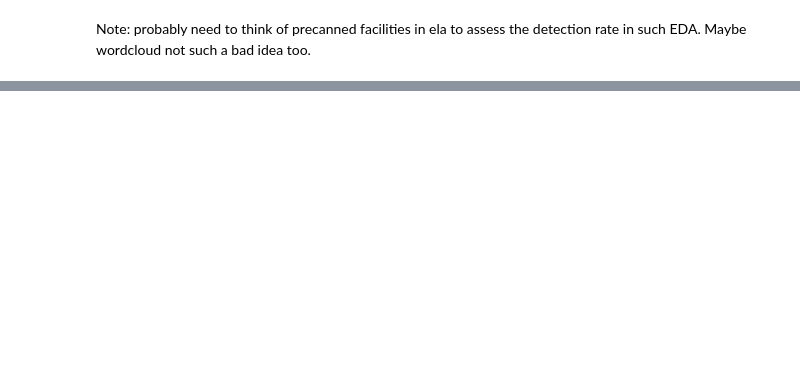
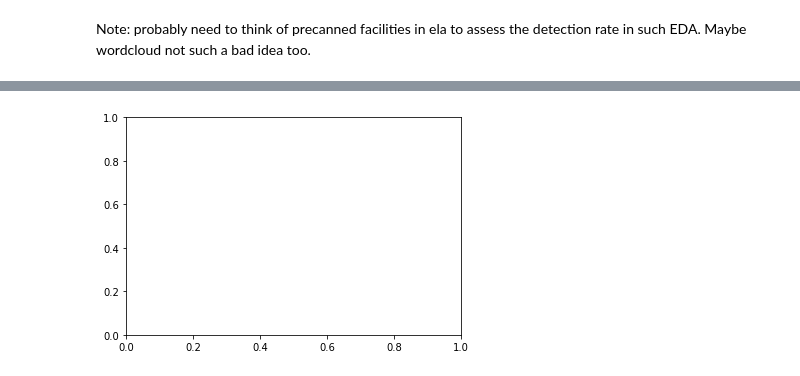
Before and after one commit to csiro-hydrogeology/pyela, a Jupyter notebook: docs/tutorials/getting_started.ipynb, the cells around one changed output, grey strips where cells are left out. Cells and saved outputs as stored; diff of their text form; code cells hidden in the pictures; blank space fills up the shorter version.

```diff
--- a/docs/tutorials/getting_started.ipynb
+++ b/docs/tutorials/getting_started.ipynb
@@ -135,0 +355,5 @@ descs_zero_mark[1:50]
+# %%
+import matplotlib as mpl
+ax = mpl.pyplot.gca()
+# %% [output]
+[figure, added]
```
Also changed, not shown: parts of 66 cells of this notebook, 1 other file.
